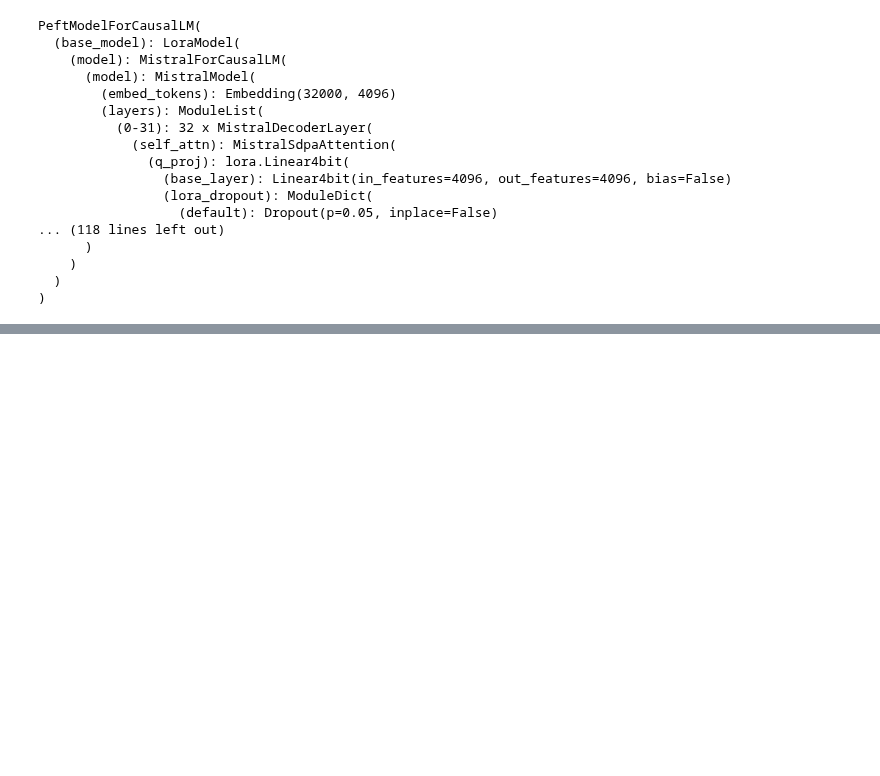
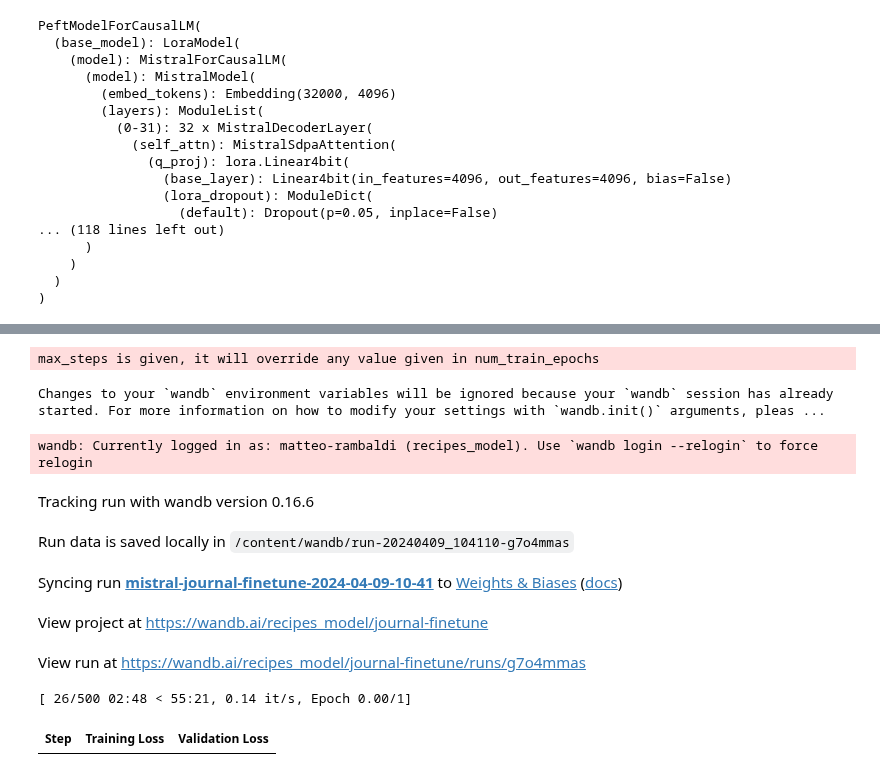
Before and after one commit to MattRamb97/Erasmus_Hardgainers, a Jupyter notebook: Recipes_model.ipynb, the cells around one changed output, grey strips where cells are left out. Cells and saved outputs as stored; diff of their text form; code cells hidden in the pictures; blank space fills up the shorter version.

```diff
--- a/Recipes_model.ipynb
+++ b/Recipes_model.ipynb
@@ -395,0 +406,16 @@ PeftModelForCausalLM(
+# %%
+if torch.cuda.device_count() > 1: # If more than 1 GPU
+    model.is_parallelizable = True
+    model.model_parallel = True
+# %%
+from accelerate import FullyShardedDataParallelPlugin, Accelerator
+from torch.distributed.fsdp.fully_sharded_data_parallel import FullOptimStateDictConfig, FullStateDictConfig
+
+fsdp_plugin = FullyShardedDataParallelPlugin(
+    state_dict_config=FullStateDictConfig(offload_to_cpu=True, rank0_only=False),
+    optim_state_dict_config=FullOptimStateDictConfig(offload_to_cpu=True, rank0_only=False),
+)
+
+accelerator = Accelerator(fsdp_plugin=fsdp_plugin)
+
+model = accelerator.prepare_model(model)
@@ -395,0 +478,48 @@ PeftModelForCausalLM(
+# %%
+import transformers
+from datetime import datetime
+
+project = "journal-finetune"
+base_model_name = "mistral"
+run_name = base_model_name + "-" + project
+output_dir = "./" + run_name
+
+trainer = transformers.Trainer(
+    model=model,
+    train_dataset=tokenized_titles,  # Assuming you have tokenized titles separately
+    eval_dataset=tokenized_ingredients,  # Assuming you have tokenized ingredients separately
+    args=transformers.TrainingArguments(
+        output_dir=output_dir,
+        warmup_steps=1,
+        per_device_train_batch_size=2,
+        gradient_accumulation_steps=1,
+        gradient_checkpointing=True,
+        max_steps=500,
+        learning_rate=2.5e-5, # Want a small lr for finetuning
+        optim="paged_adamw_8bit",
+        logging_steps=25,              # When to start reporting loss
+        logging_dir="./logs",        # Directory for storing logs
+        save_strategy="steps",       # Save the model checkpoint every logging step
+        save_steps=25,                # Save checkpoints every 50 steps
+        evaluation_strategy="steps", # Evaluate the model every logging step
+        eval_steps=25,               # Evaluate and save checkpoints every 50 steps
+        do_eval=True,                # Perform evaluation at the end of training
+        report_to="wandb",           # Comment this out if you don't want to use weights & biases
+        run_name=f"{run_name}-{datetime.now().strftime('%Y-%m-%d-%H-%M')}"          # Name of the W&B run (optional)
+    ),
+    data_collator=transformers.DataCollatorForLanguageModeling(tokenizer, mlm=False),
+)
+
+model.config.use_cache = False  # silence the warnings. Please re-enable for inference!
+trainer.train()
+# %% [output]
+max_steps is given, it will override any value given in num_train_epochs
+Changes to your `wandb` environment variables will be ignored because your `wandb` session has already started. For more information on how to modify your settings with `wandb.init()` arguments, pleas ...
+wandb: Currently logged in as: matteo-rambaldi (recipes_model). Use `wandb login --relogin` to force relogin
+Tracking run with wandb version 0.16.6
+Run data is saved locally in /content/wandb/run-20240409_104110-g7o4mmas
+Syncing run mistral-journal-finetune-2024-04-09-10-41 to Weights & Biases (docs)
+View project at https://wandb.ai/recipes_model/journal-finetune
+View run at https://wandb.ai/recipes_model/journal-finetune/runs/g7o4mmas
+[ 26/500 02:48 < 55:21, 0.14 it/s, Epoch 0.00/1]
+| Step | Training Loss | Validation Loss |
```
Also changed, not shown: parts of 5 cells of this notebook.
